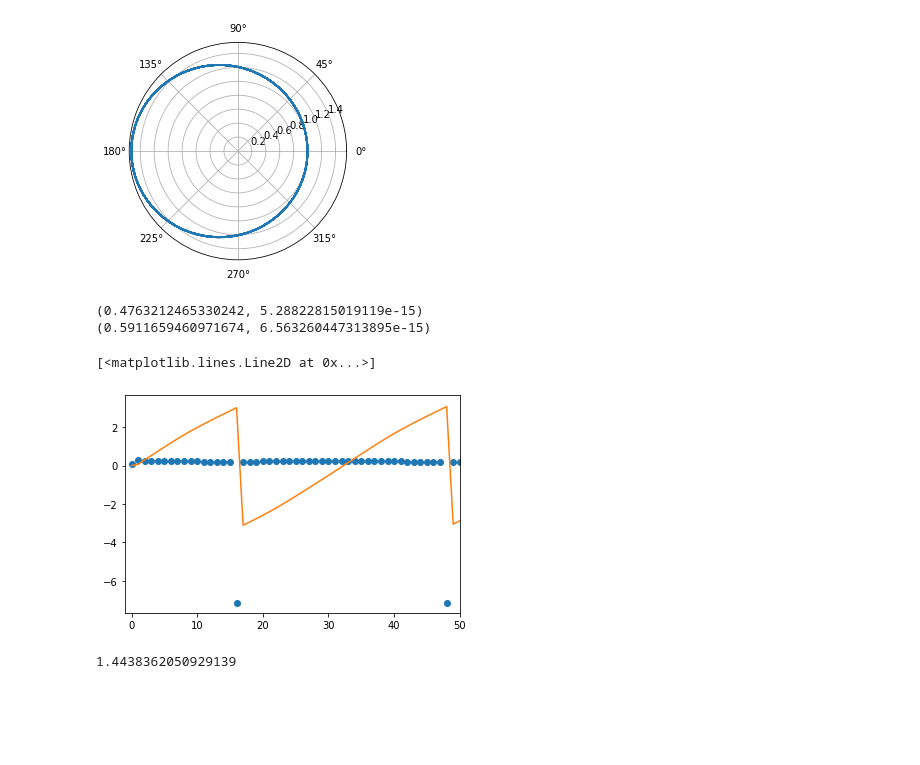
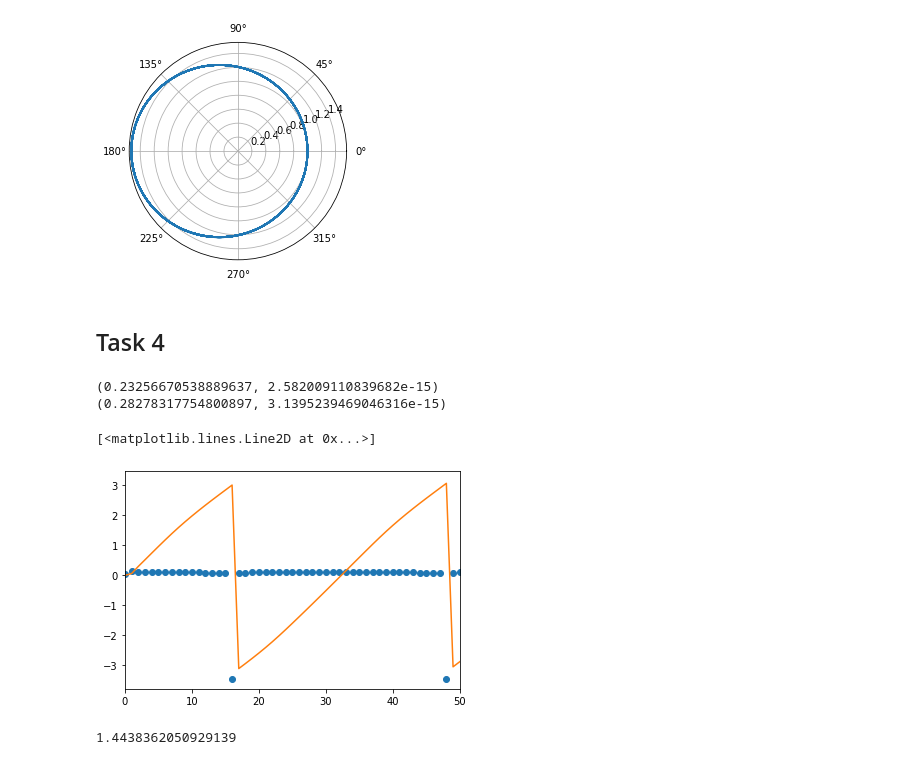
Before and after one commit to froydis98/NumeriskModellering, a Jupyter notebook: Handin2/Assignment2.ipynb, the cells around one changed output. Saved outputs shown, nothing was run; the diff lists cells and outputs as text; code cells hidden in the pictures; blank space fills up the shorter version.

```diff
--- a/Handin2/Assignment2.ipynb
+++ b/Handin2/Assignment2.ipynb
@@ -113,20 +160,13 @@ plt.plot(solution.t, solution.y[0], solution.t, solution.y[1])
+# %%
+tlist = []
+rlist = []
+for i in range(len(sol.y[0])):
+    x = sol.y[0][i]
+    y = sol.y[1][i]
+    r = np.sqrt(x**2 + y**2)
+    theta = np.arctan2(y, x)
+    tlist.append(theta)
+    rlist.append(r)
 # %%
 def rTheta(theta, p, e):
     return p / (1 + e*np.cos(theta))
-# %%
-tlist = []
-rlist = []
-rtlist = []
-for i in range(len(solution.y[0])):
-    x = solution.y[0][i]
-    y = solution.y[1][i]
-    r = np.sqrt(x**2 + y**2)
-    theta = np.arctan2(y, x)
-    tlist.append(theta)
-    rlist.append(r)
-
-parameters = optimize.curve_fit(rTheta, tlist, rlist)
-p = parameters[0][0]
-e = parameters[0][1]
-rt = rTheta(tlist, p, e)
-print(p, e)
@@ -149,33 +194,33 @@ plt.polar(tlist, rlist)
 # %% [output]
 [<matplotlib.lines.Line2D at 0x...>]
 [figure]
+# %% [markdown]
+## Task 4
 # %%
 def dA(theta, p, e):
     return ((p / (1 + e*np.cos(theta)))**2) / 2
 
-start = 1
-slutt = 5
-
+start = 2
+slutt = 4
 areal1 = integrate.quad(dA, tlist[start], tlist[slutt], args=(p,e))
 print(areal1)
 
 start = 6
-slutt = 10
-areal2 = integrate.quad(dA, tlist[start], tlist[slutt], args=(p,e))
+slutt = 8
+areal2 = integrate.quad(dA, tlist[start], tlist[slutt], args=(p, e))
 print(areal2)
 # %% [output]
-(0.4763212465330242, 5.28822815019119e-15)
-(0.5911659460971674, 6.563260447313895e-15)
+(0.23256670538889637, 2.582009110839682e-15)
+(0.28278317754800897, 3.1395239469046316e-15)
 # %%
 dt = np.roll(tlist,-1) - tlist
 dA2 = (((p / (1 + e*np.cos(theta)))**2) / 2)*dt
-
-plt.xlim(-1, 50)
+plt.xlim(0, 50)
 plt.plot(dA2, 'o')
 plt.plot(tlist)
 # %% [output]
 [<matplotlib.lines.Line2D at 0x...>]
-[figure, old version]
+[figure, new version]
 # %%
 periodTime = 0
 temp = 0
```
Also changed, not shown: parts of 24 cells of this notebook.
